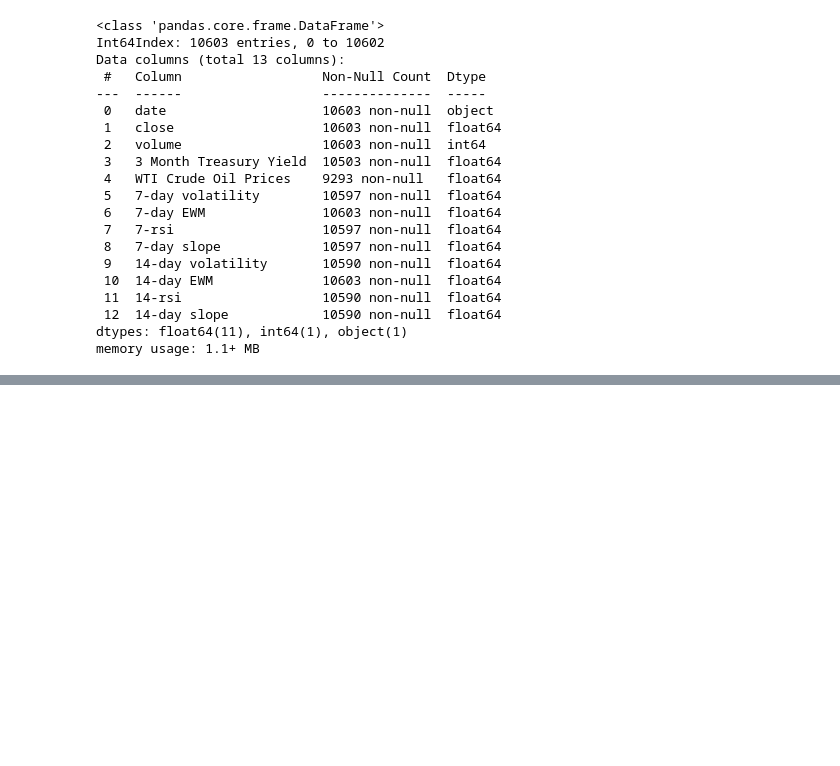
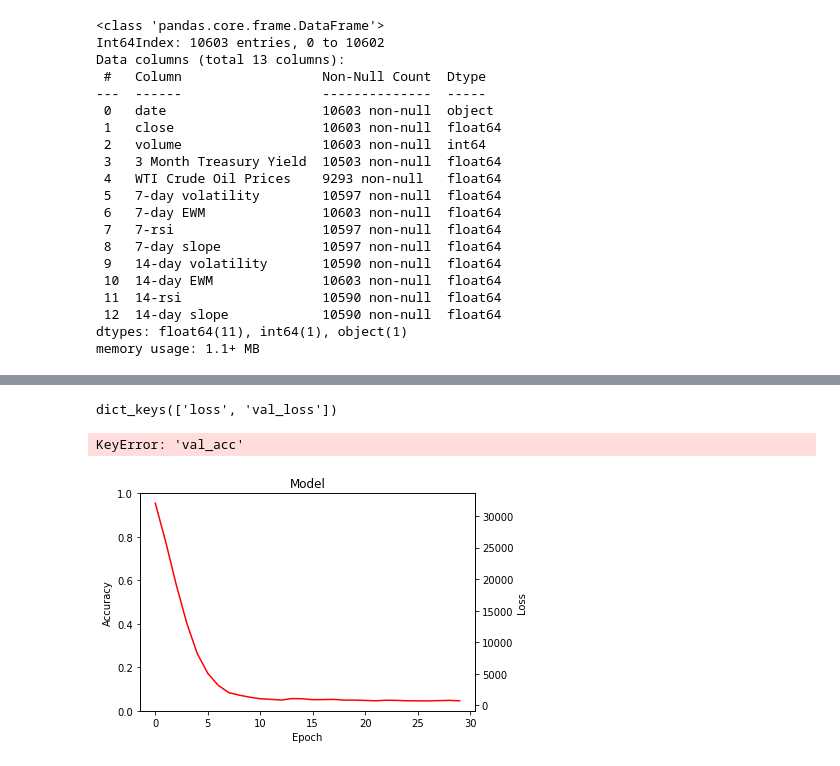
Before and after one commit to hongming-wong/Equities_Price_Prediction_XAI, a Jupyter notebook: Models/LSTM_v3.ipynb, the cells around one changed output, grey strips where cells are left out. Drawn from its saved outputs; the diff is of its cells as text; code cells hidden in the pictures; blank space fills up the shorter version.

```diff
--- a/Models/LSTM_v3.ipynb
+++ b/Models/LSTM_v3.ipynb
@@ -186,0 +214,13 @@ lstm_utils.plot_history(history, "Model")
+# %%
+model = Sequential()
+
+model.add(LSTM(units=32, return_sequences=True, input_shape=(7, 5)))
+model.add(keras.layers.Dropout(0.2))
+model.add(LSTM(units=16))
+model.add(keras.layers.Dropout(0.2))
+model.add(Dense(8))
+model.add(Dense(1))
+
+model.compile(optimizer='adam', loss='mean_squared_error')
+
+history = model.fit(train_X, train_y, epochs=30, verbose=1, validation_split=0.2)
@@ -186,0 +245,6 @@ lstm_utils.plot_history(history, "Model")
+# %%
+lstm_utils.plot_history(history, "Model")
+# %% [output]
+dict_keys(['loss', 'val_loss'])
+KeyError: 'val_acc'
+[figure, added]
```
Also changed, not shown: parts of 28 cells of this notebook, 7 other files.
